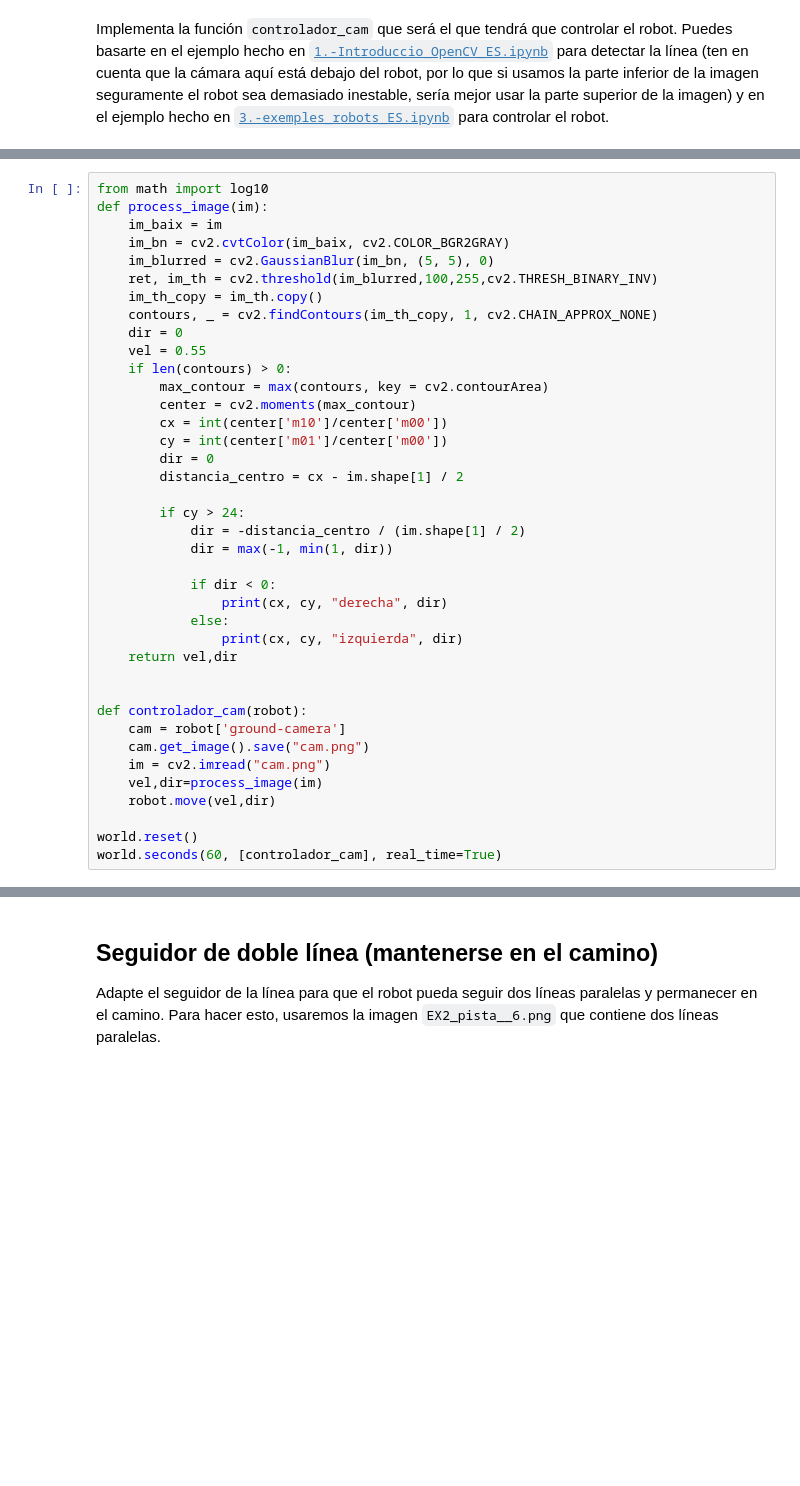
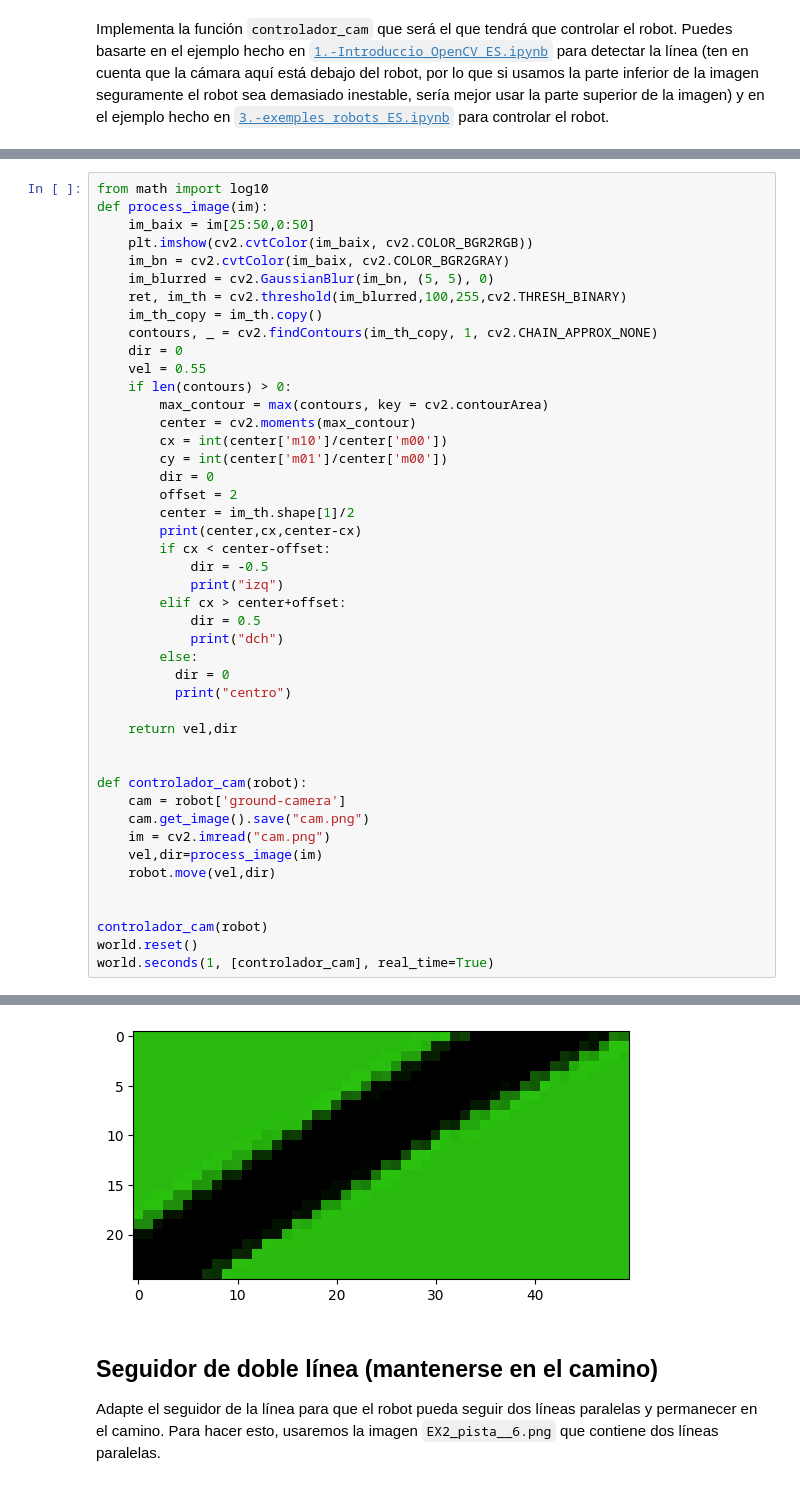
Before and after one commit to yuu067/MIA-IABD-2425, a Jupyter notebook: UD04/notebooks/EX2.-navegant_camera_ES.ipynb, the cells around one changed output, grey strips where cells are left out. Drawn from its saved outputs; the diff is of its cells as text; blank space fills up the shorter version.

```diff
--- a/UD04/notebooks/EX2.-navegant_camera_ES.ipynb
+++ b/UD04/notebooks/EX2.-navegant_camera_ES.ipynb
@@ -75,10 +75,11 @@ Image(value=b'\x89PNG\r\n\x1a\n\x00\x00\x00\rIHDR\x00\x00\x00\x1e\x00\x00\x002\x
 # %%
 from math import log10
 def process_image(im):
-    im_baix = im
+    im_baix = im[25:50,0:50]
+    plt.imshow(cv2.cvtColor(im_baix, cv2.COLOR_BGR2RGB))
     im_bn = cv2.cvtColor(im_baix, cv2.COLOR_BGR2GRAY)
     im_blurred = cv2.GaussianBlur(im_bn, (5, 5), 0)
-    ret, im_th = cv2.threshold(im_blurred,100,255,cv2.THRESH_BINARY_INV)
+    ret, im_th = cv2.threshold(im_blurred,100,255,cv2.THRESH_BINARY)
     im_th_copy = im_th.copy()
     contours, _ = cv2.findContours(im_th_copy, 1, cv2.CHAIN_APPROX_NONE)
     dir = 0
@@ -89,16 +90,19 @@ def process_image(im):
         cx = int(center['m10']/center['m00'])
         cy = int(center['m01']/center['m00'])
         dir = 0
-        distancia_centro = cx - im.shape[1] / 2
+        offset = 2
+        center = im_th.shape[1]/2
+        print(center,cx,center-cx)
+        if cx < center-offset:
+            dir = -0.5
+            print("izq")
+        elif cx > center+offset:
+            dir = 0.5
+            print("dch")
+        else:
+          dir = 0
+          print("centro")
 
-        if cy > 24:
-            dir = -distancia_centro / (im.shape[1] / 2)
-            dir = max(-1, min(1, dir))
-
-            if dir < 0:
-                print(cx, cy, "derecha", dir)
-            else:
-                print(cx, cy, "izquierda", dir)
     return vel,dir
 
 
@@ -109,6 +113,8 @@ def controlador_cam(robot):
     vel,dir=process_image(im)
     robot.move(vel,dir)
 
+
+controlador_cam(robot)
 world.reset()
-world.seconds(60, [controlador_cam], real_time=True)
+world.seconds(1, [controlador_cam], real_time=True)
 # %% [output]
@@ -132,3 +138,4 @@ Simulation stopped at: 00:01:00.00; speed 0.94 x real time
+[figure, added]
 # %% [markdown]
 ## Seguidor de doble línea (mantenerse en el camino)
 
```
Also changed, not shown: parts of 5 cells of this notebook.
